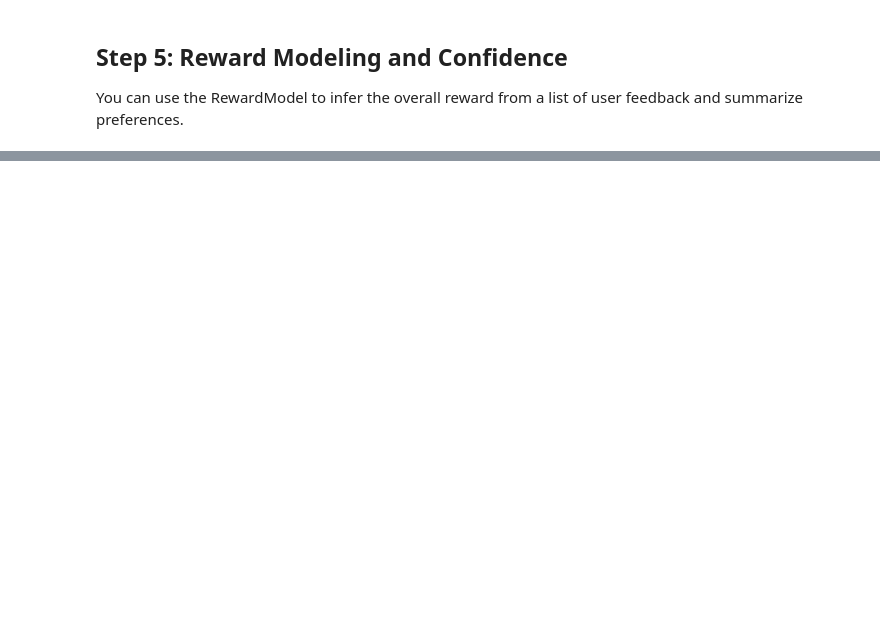
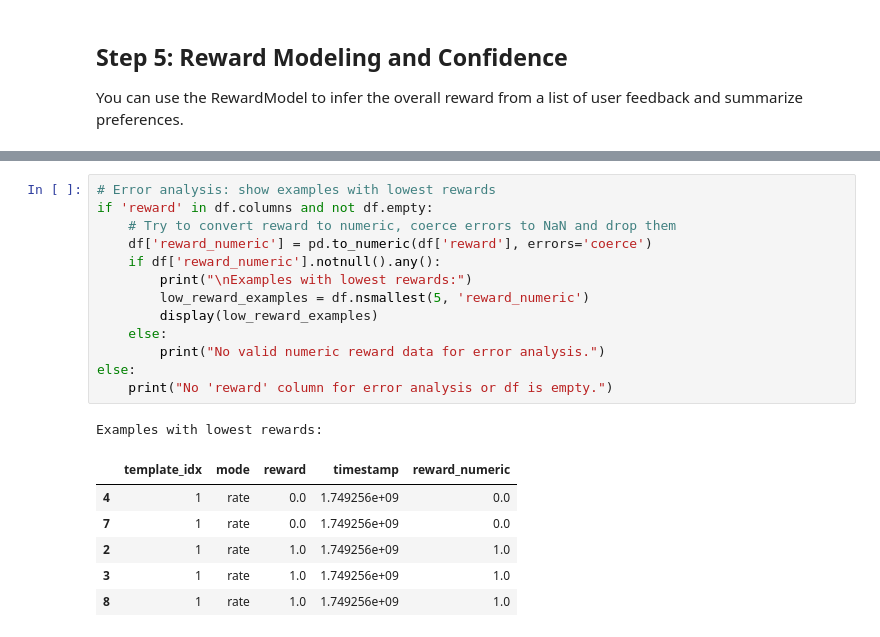
Before and after one commit to ethanvillalovoz/clarifybot, a Jupyter notebook: notebooks/demo.ipynb, the cells around one changed output, grey strips where cells are left out. Drawn from its saved outputs; the diff is of its cells as text; blank space fills up the shorter version.

```diff
--- a/notebooks/demo.ipynb
+++ b/notebooks/demo.ipynb
@@ -154,0 +333,21 @@ This demo shows how ClarifyBot adaptively selects question-generation strategies
+# %%
+# Error analysis: show examples with lowest rewards
+if 'reward' in df.columns and not df.empty:
+    # Try to convert reward to numeric, coerce errors to NaN and drop them
+    df['reward_numeric'] = pd.to_numeric(df['reward'], errors='coerce')
+    if df['reward_numeric'].notnull().any():
+        print("\nExamples with lowest rewards:")
+        low_reward_examples = df.nsmallest(5, 'reward_numeric')
+        display(low_reward_examples)
+    else:
+        print("No valid numeric reward data for error analysis.")
+else:
+    print("No 'reward' column for error analysis or df is empty.")
+# %% [output]
+Examples with lowest rewards:
+|  | template_idx | mode | reward | timestamp | reward_numeric |
+| 4 | 1 | rate | 0.0 | 1.749256e+09 | 0.0 |
+| 7 | 1 | rate | 0.0 | 1.749256e+09 | 0.0 |
+| 2 | 1 | rate | 1.0 | 1.749256e+09 | 1.0 |
+| 3 | 1 | rate | 1.0 | 1.749256e+09 | 1.0 |
+| 8 | 1 | rate | 1.0 | 1.749256e+09 | 1.0 |
```
Also changed, not shown: parts of 15 cells of this notebook, 5 other files.
